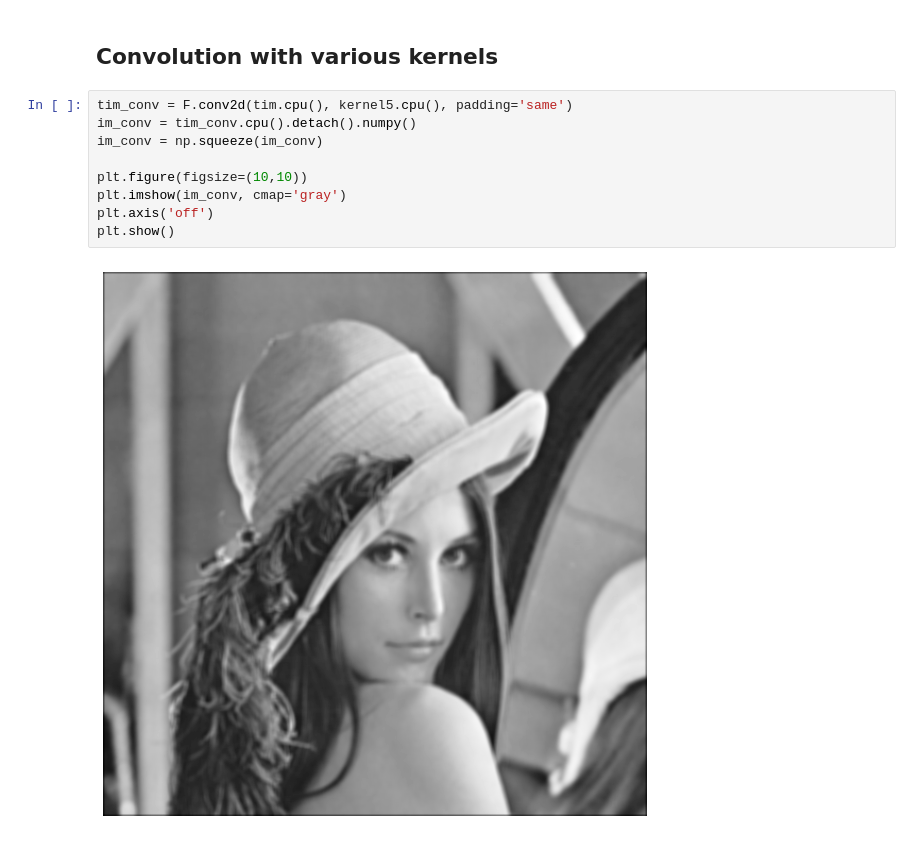
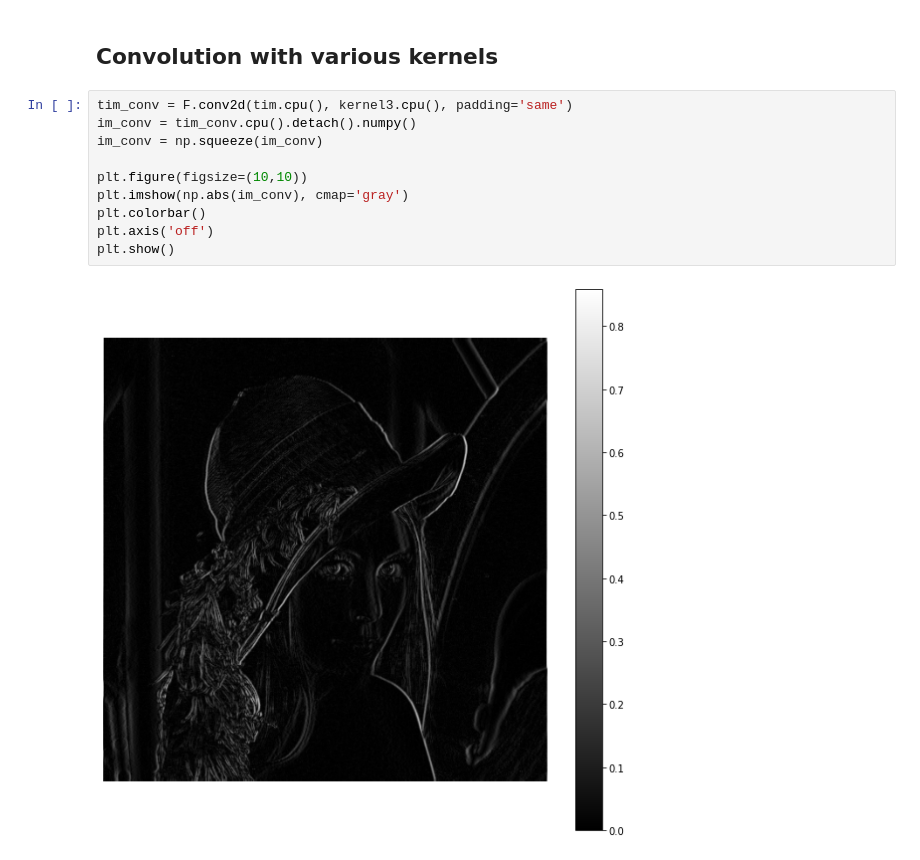
Before and after one commit to vegarant/mievu4020, a Jupyter notebook: notebooks/Convolution_example.ipynb, the cells around one changed output. Drawn from its saved outputs; the diff is of its cells as text.

```diff
--- a/notebooks/Convolution_example.ipynb
+++ b/notebooks/Convolution_example.ipynb
@@ -55,13 +55,14 @@ plt.show()
 # %% [markdown]
 ## Convolution with various kernels
 # %%
-tim_conv = F.conv2d(tim.cpu(), kernel5.cpu(), padding='same')
+tim_conv = F.conv2d(tim.cpu(), kernel3.cpu(), padding='same')
 im_conv = tim_conv.cpu().detach().numpy()
 im_conv = np.squeeze(im_conv)
 
 plt.figure(figsize=(10,10))
-plt.imshow(im_conv, cmap='gray')
+plt.imshow(np.abs(im_conv), cmap='gray')
+plt.colorbar()
 plt.axis('off')
 plt.show()
 # %% [output]
-[figure, old version]
+[figure, new version]
```
Also changed, not shown: parts of 1 cell of this notebook, 3 other files.
